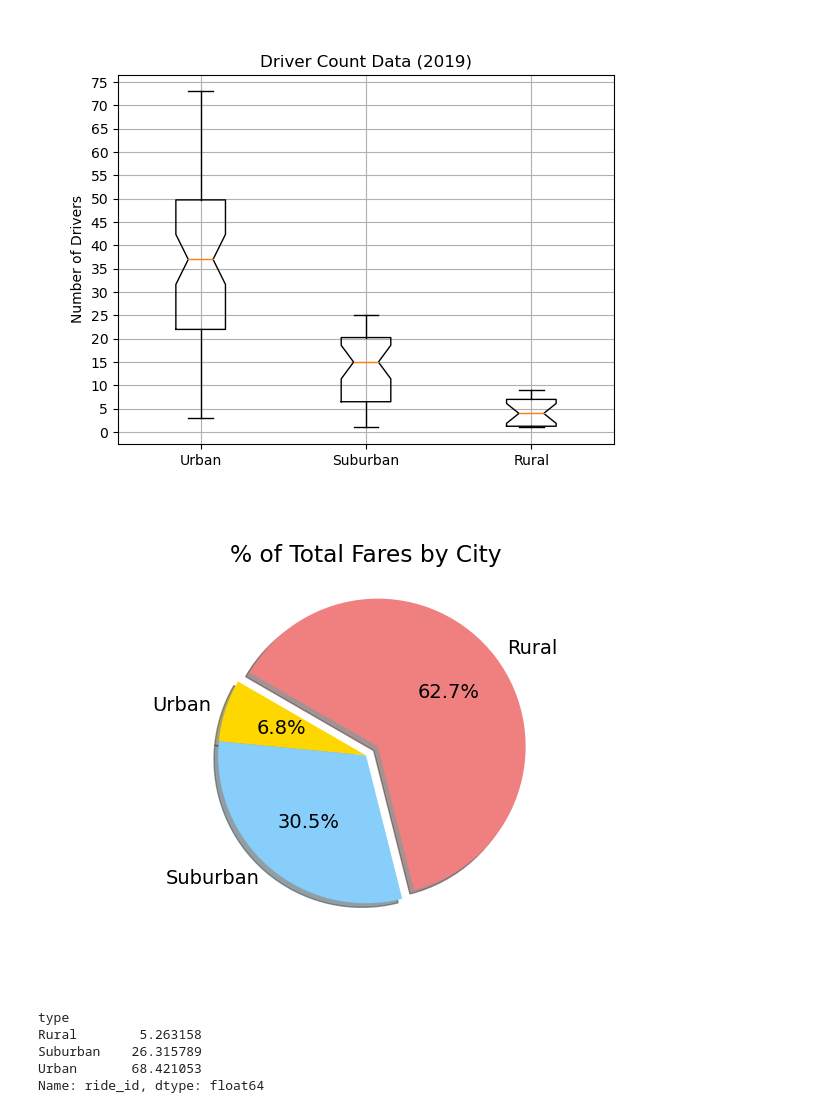
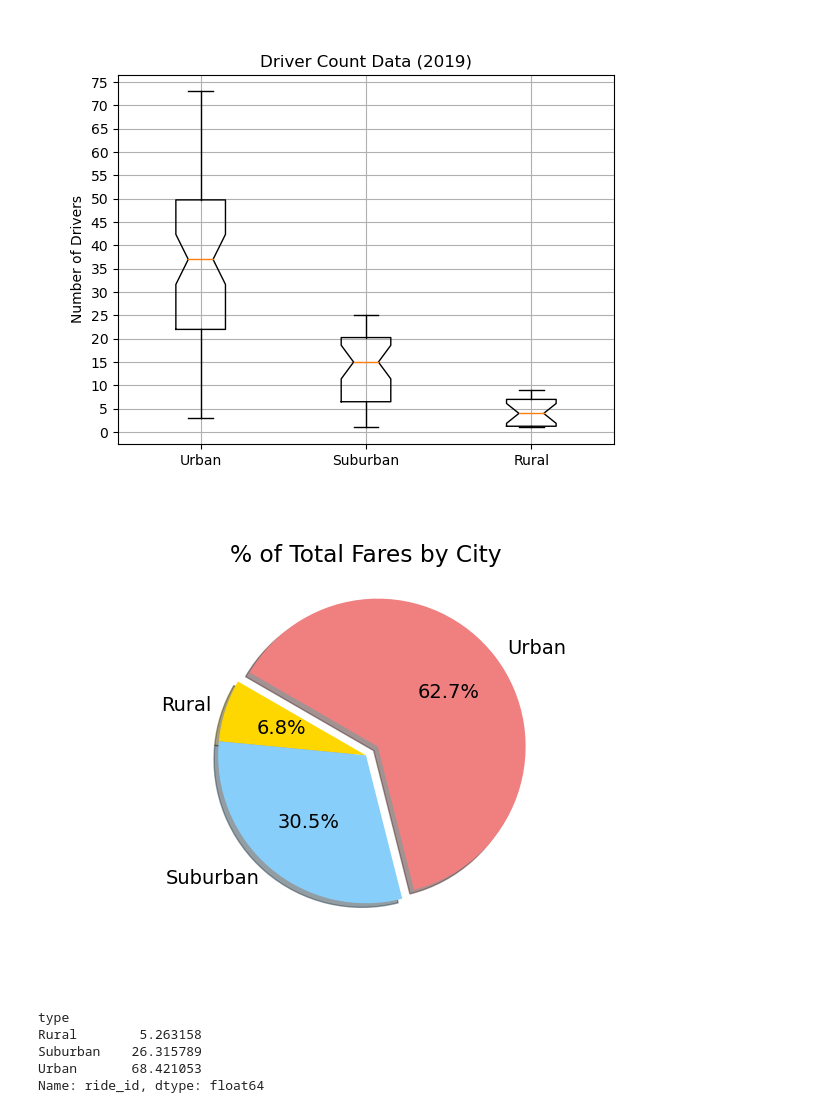
Before and after one commit to DanielMastCA/PyBer_Analysis, a Jupyter notebook: PyBer.ipynb, the cells around one changed output. Cells and saved outputs as stored; diff of their text form; code cells hidden in the pictures.

```diff
--- a/PyBer.ipynb
+++ b/PyBer.ipynb
@@ -680,28 +680,28 @@ sum_fares_by_type = pyber_data_df.groupby(["type"]).sum()["fare"]
 
 type_percents = 100 * sum_fares_by_type / total_fares
 # %%
-x_labels = ["Urban", "Suburban", "Rural"]
+x_labels = ["Rural", "Suburban", "Urban"]
 
 explode = [0, 0, 0.1]
 
 fig, ax = plt.subplots()
 ax.pie(
     type_percents,
     labels = x_labels,
     explode = explode,
     shadow=True,
     startangle = 150,
     colors=["gold", "lightskyblue", "lightcoral"],
     autopct = "%1.1f%%"
     )
 
 ax.set_title("% of Total Fares by City")
 mpl.rcParams["font.size"] = 14
 
 plt.savefig(os.path.join("analysis", "Fig5.png"))
 plt.show()
 # %% [output]
-[figure, old version]
+[figure, new version]
 # %%
 ride_percents = 100 * pyber_data_df.groupby(pyber_data_df["type"])["ride_id"].count() / pyber_data_df["ride_id"].count()
 ride_percents
```
Also changed, not shown: parts of 4 cells of this notebook, 1 other file.
